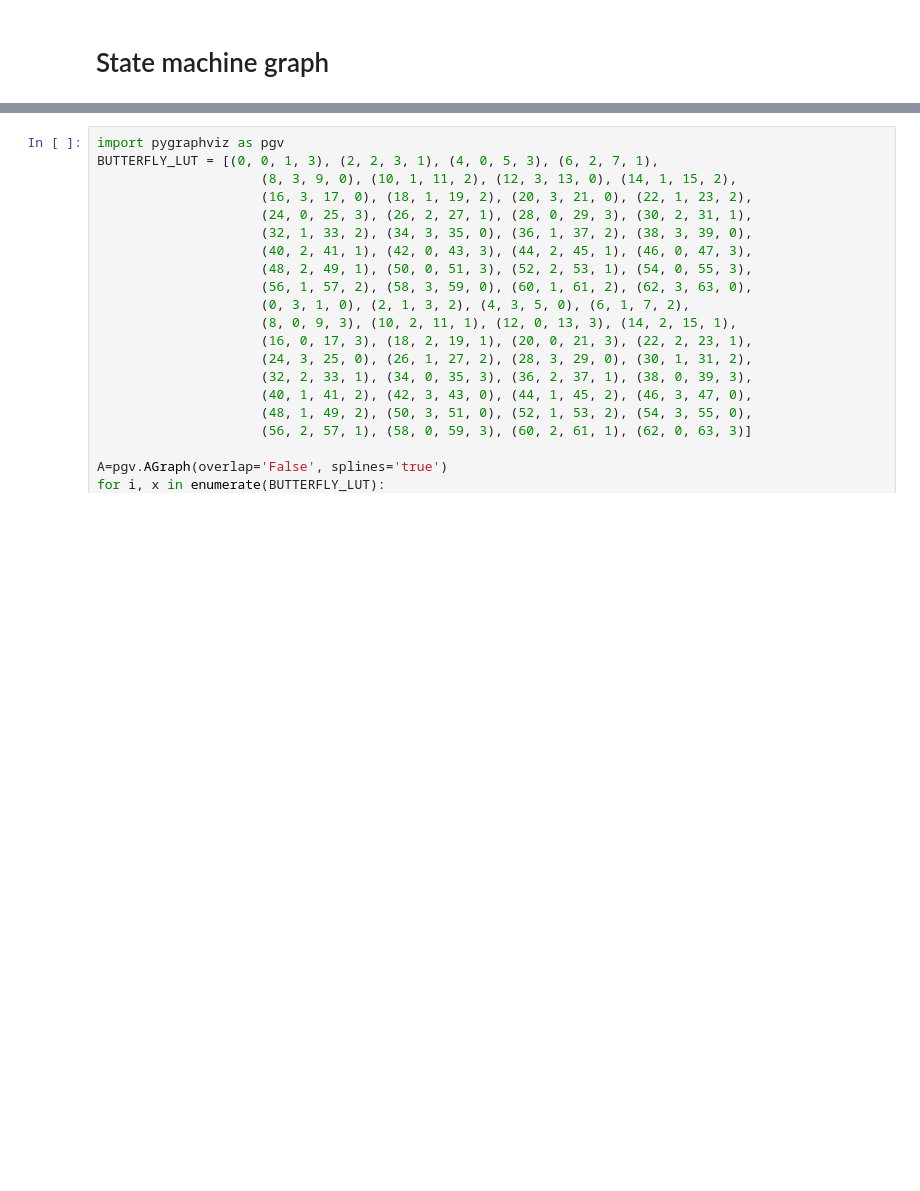
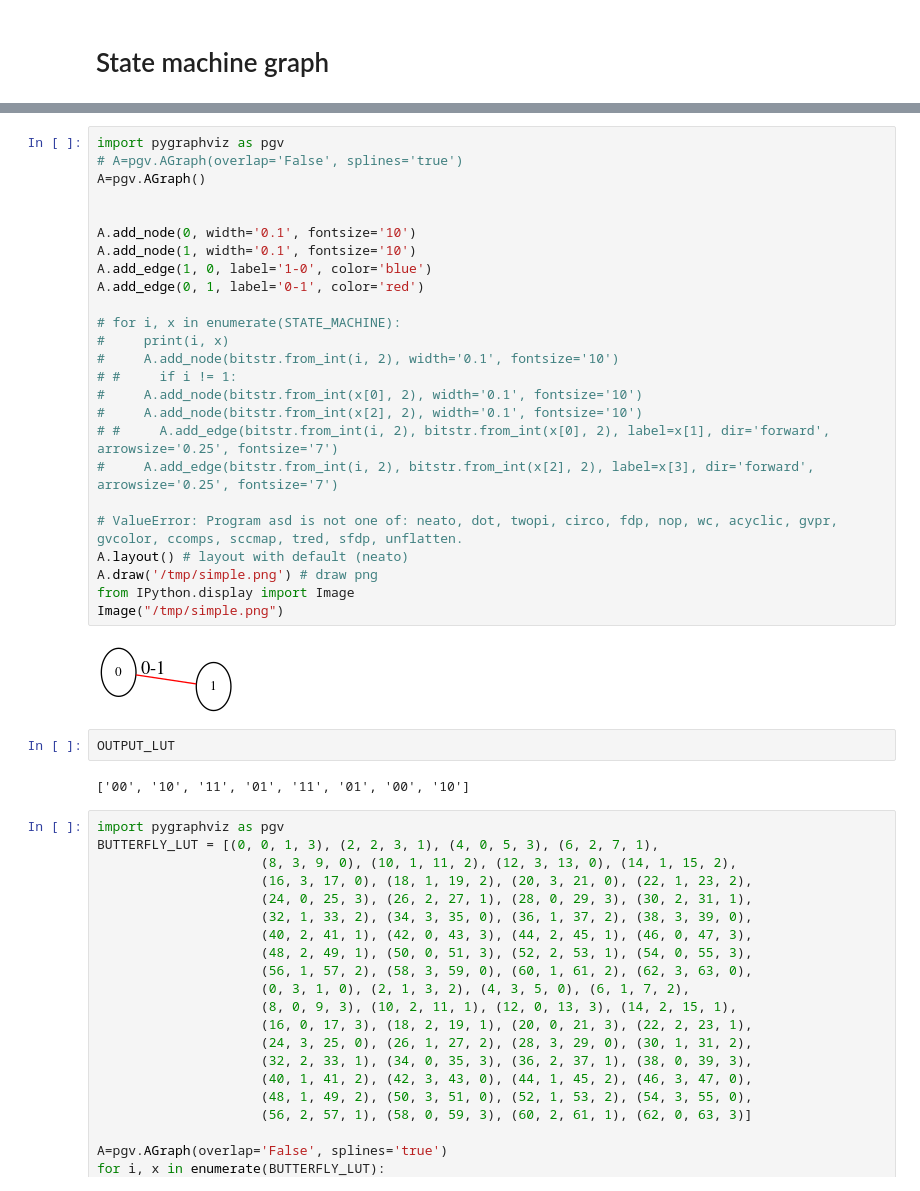
Before and after one commit to gasparka/wifi, a Jupyter notebook: notebooks/why_convolutional_coder.ipynb, the cells around one changed output, grey strips where cells are left out. Saved outputs shown, nothing was run; the diff lists cells and outputs as text; blank space fills up the shorter version.

```diff
--- a/notebooks/why_convolutional_coder.ipynb
+++ b/notebooks/why_convolutional_coder.ipynb
@@ -62,3 +157,34 @@ plt.show()
+# %%
+import pygraphviz as pgv
+# A=pgv.AGraph(overlap='False', splines='true')
+A=pgv.AGraph()
+
+
+A.add_node(0, width='0.1', fontsize='10')
+A.add_node(1, width='0.1', fontsize='10')
+A.add_edge(1, 0, label='1-0', color='blue')
+A.add_edge(0, 1, label='0-1', color='red')
+
+# for i, x in enumerate(STATE_MACHINE):
+#     print(i, x)
+#     A.add_node(bitstr.from_int(i, 2), width='0.1', fontsize='10')
+# #     if i != 1:
+#     A.add_node(bitstr.from_int(x[0], 2), width='0.1', fontsize='10')
+#     A.add_node(bitstr.from_int(x[2], 2), width='0.1', fontsize='10')
+# #     A.add_edge(bitstr.from_int(i, 2), bitstr.from_int(x[0], 2), label=x[1], dir='forward', arrowsize='0.25', fontsize='7')
+#     A.add_edge(bitstr.from_int(i, 2), bitstr.from_int(x[2], 2), label=x[3], dir='forward', arrowsize='0.25', fontsize='7')
+
+# ValueError: Program asd is not one of: neato, dot, twopi, circo, fdp, nop, wc, acyclic, gvpr, gvcolor, ccomps, sccmap, tred, sfdp, unflatten.
+A.layout() # layout with default (neato)
+A.draw('/tmp/simple.png') # draw png
+from IPython.display import Image
+Image("/tmp/simple.png")
+# %% [output]
+[figure, added]
+# %%
+OUTPUT_LUT
+# %% [output]
+['00', '10', '11', '01', '11', '01', '00', '10']
 # %%
 import pygraphviz as pgv
 BUTTERFLY_LUT = [(0, 0, 1, 3), (2, 2, 3, 1), (4, 0, 5, 3), (6, 2, 7, 1),
```
Also changed, not shown: parts of 10 cells of this notebook, 3 other files.
